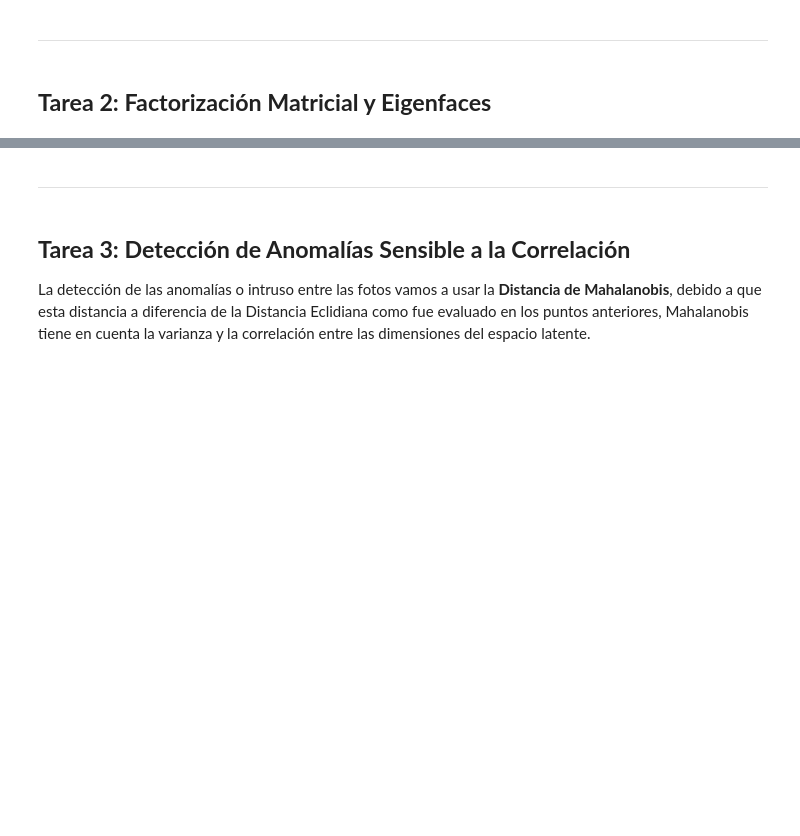
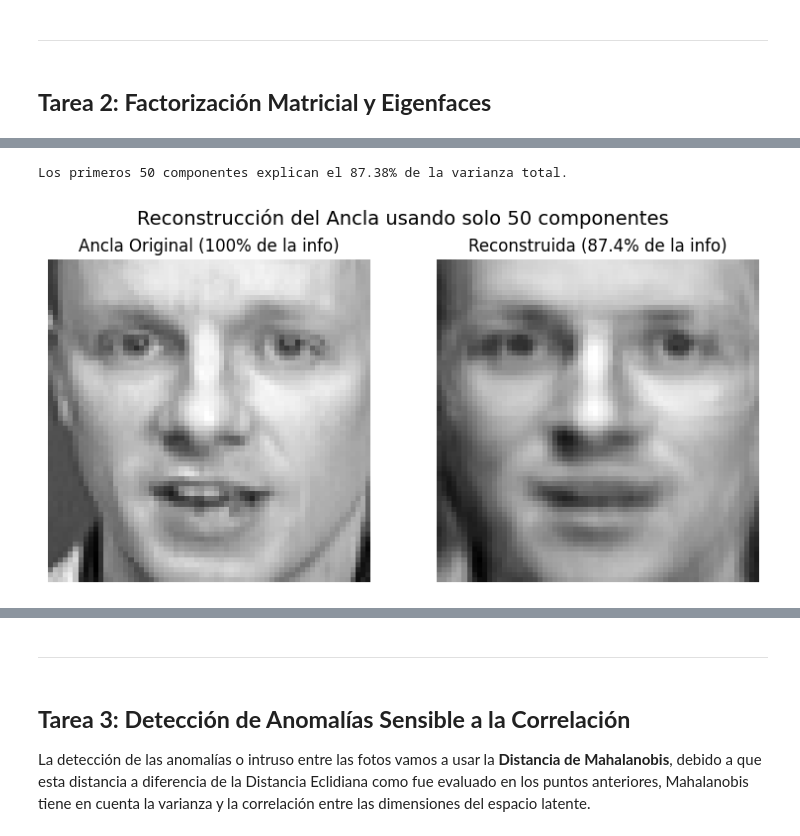
Before and after one commit to HeiderZapata/Applied-Math, a Jupyter notebook: Trabajo Final/Trabajo Final-Álgebra-Martinez-Zapata-Londono-Notebook.ipynb, the cells around one changed output, grey strips where cells are left out. Drawn from its saved outputs; the diff is of its cells as text; code cells hidden in the pictures; blank space fills up the shorter version.

```diff
--- a/Trabajo Final/Trabajo Final-Álgebra-Martinez-Zapata-Londono-Notebook.ipynb
+++ b/Trabajo Final/Trabajo Final-Álgebra-Martinez-Zapata-Londono-Notebook.ipynb
@@ -182,0 +250,16 @@ Dimensión de la nueva matriz Z: (400, 50)
+# %%
+# --- PROYECCIÓN AL ESPACIO LATENTE ---
+k = 50
+
+# Extraer las primeras 50 filas de Vt y transponer para obtener V_k
+# Vt[:k, :] toma las filas de 0 a 49 y todas las columnas.
+# .T transpone el resultado para que quede de (4096, 50)
+V_k = Vt[:k, :].T
+
+# Proyectar los datos centrados al nuevo espacio latente Z mediante producto matricial
+Z = np.dot(X_centrada, V_k)
+
+# Comprobación de dimensiones para el informe
+print(f"Dimensiones de X_centrada: {X_centrada.shape}")
+print(f"Dimensiones de V_k (primeros {k} componentes): {V_k.shape}")
+print(f"Dimensiones de la nueva matriz latente Z: {Z.shape}") # Debería ser (400, 50)
@@ -182,0 +276,38 @@ Dimensión de la nueva matriz Z: (400, 50)
+# %%
+# --- PASO EXTRA: Varianza Explicada y Reconstrucción ---
+
+# 1. Calcular la varianza explicada por los primeros k=50 componentes
+# En la SVD, la varianza es proporcional al cuadrado de los valores singulares (S)
+varianza_total = np.sum(S**2)
+varianza_k50 = np.sum(S[:k]**2)
+
+porcentaje_varianza = (varianza_k50 / varianza_total) * 100
+print(f"Los primeros {k} componentes explican el {porcentaje_varianza:.2f}% de la varianza total.")
+
+# 2. Reconstruir la imagen "Ancla" (índice 0) a partir de sus 50 coordenadas en Z
+# Tomamos el vector del ancla en nuestro nuevo espacio latente Z (dimensiones: 50,)
+z_ancla = Z[0]
+
+# Hacemos la operación matemática inversa:
+# Multiplicamos por la matriz de componentes (Vk) y sumamos el rostro promedio que habíamos restado
+ancla_reconstruida = np.dot(z_ancla, V_k.T) + rostro_promedio
+
+# 3. Visualizar y comparar
+fig, axes = plt.subplots(1, 2, figsize=(8, 4))
+fig.suptitle(f"Reconstrucción del Ancla usando solo {k} componentes", fontsize=14)
+
+# Ancla Original (4096 píxeles reales)
+axes[0].imshow(X[0].reshape(64, 64), cmap='gray')
+axes[0].set_title("Ancla Original (100% de la info)")
+axes[0].axis('off')
+
+# Ancla Reconstruida (Desde 50 componentes)
+axes[1].imshow(ancla_reconstruida.reshape(64, 64), cmap='gray')
+axes[1].set_title(f"Reconstruida ({porcentaje_varianza:.1f}% de la info)")
+axes[1].axis('off')
+
+plt.tight_layout()
+plt.show()
+# %% [output]
+Los primeros 50 componentes explican el 87.38% de la varianza total.
+[figure, added]
```
Also changed, not shown: parts of 31 cells of this notebook, 1 other file.
